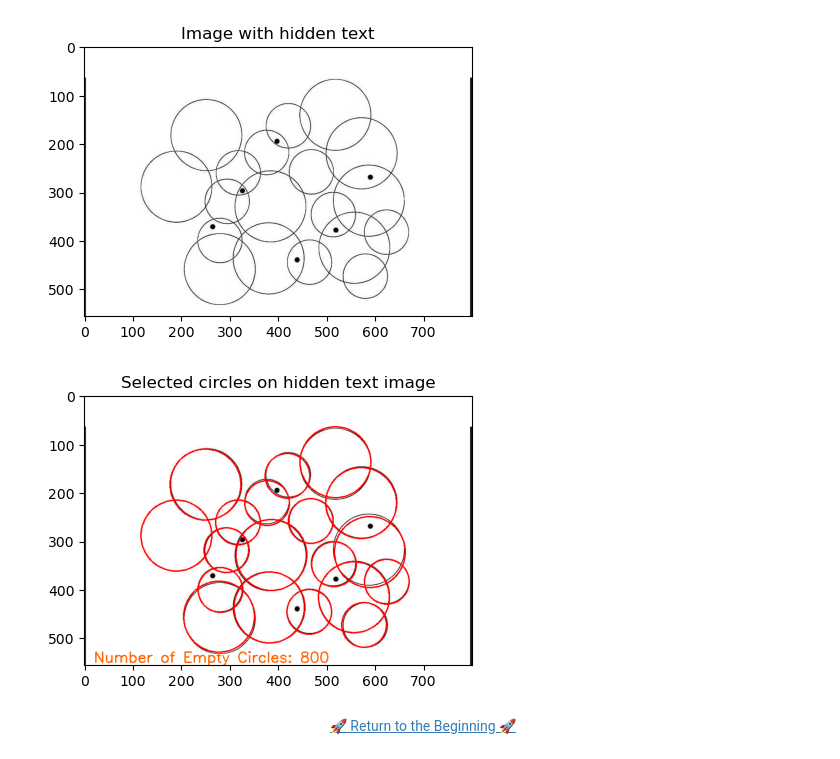
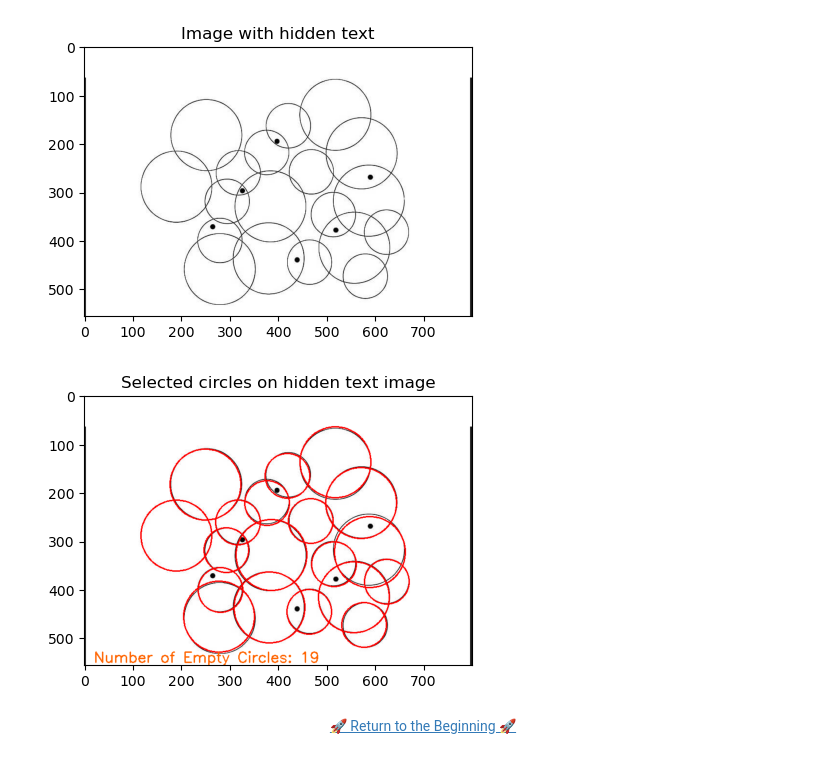
Before and after one commit to Miks007/Public-projects, a Jupyter notebook: Find circles with dots/code.ipynb, the cells around one changed output. Drawn from its saved outputs; the diff is of its cells as text; code cells hidden in the pictures.

```diff
--- a/Find circles with dots/code.ipynb
+++ b/Find circles with dots/code.ipynb
@@ -211,21 +211,21 @@ imshow('Image with hidden text', image_white)
 # %%
 gray_white= cv2.cvtColor(image_white, cv2.COLOR_BGR2GRAY)
 circles_gradient_alt_white = cv2.HoughCircles(gray_white, cv2.HOUGH_GRADIENT_ALT, dp, minDist, param1=param1, param2=param2, minRadius=minRadius, maxRadius=maxRadius)
 output_gradient_alt_white = image_white.copy()
 
 if circles_gradient_alt_white is not None:
     circles_gradient_alt_white = np.uint16(np.around(circles_gradient_alt_white))
     for i in circles_gradient_alt_white[0, :]:
         cv2.circle(output_gradient_alt_white, (i[0], i[1]), i[2], (0, 0, 255), 2)
 
 # Display number of circles
-text = "Number of Empty Circles: " + str(len(output_gradient_alt_white[0,:]))
+text = "Number of Empty Circles: " + str(len(circles_gradient_alt_white[0, :]))
 cv2.putText(output_gradient_alt_white, text, (20, 550), cv2.FONT_HERSHEY_SIMPLEX, 1, (0, 100, 255), 2)
 
 
 imshow(['Selected circles on hidden text image'], [output_gradient_alt_white])
 # %% [output]
-[figure, old version]
+[figure, new version]
 # %% [markdown]
 <center> <a href="#top" role="button" aria-pressed="true" > 🚀 Return to the Beginning 🚀</a>
 # %% [markdown]
```
